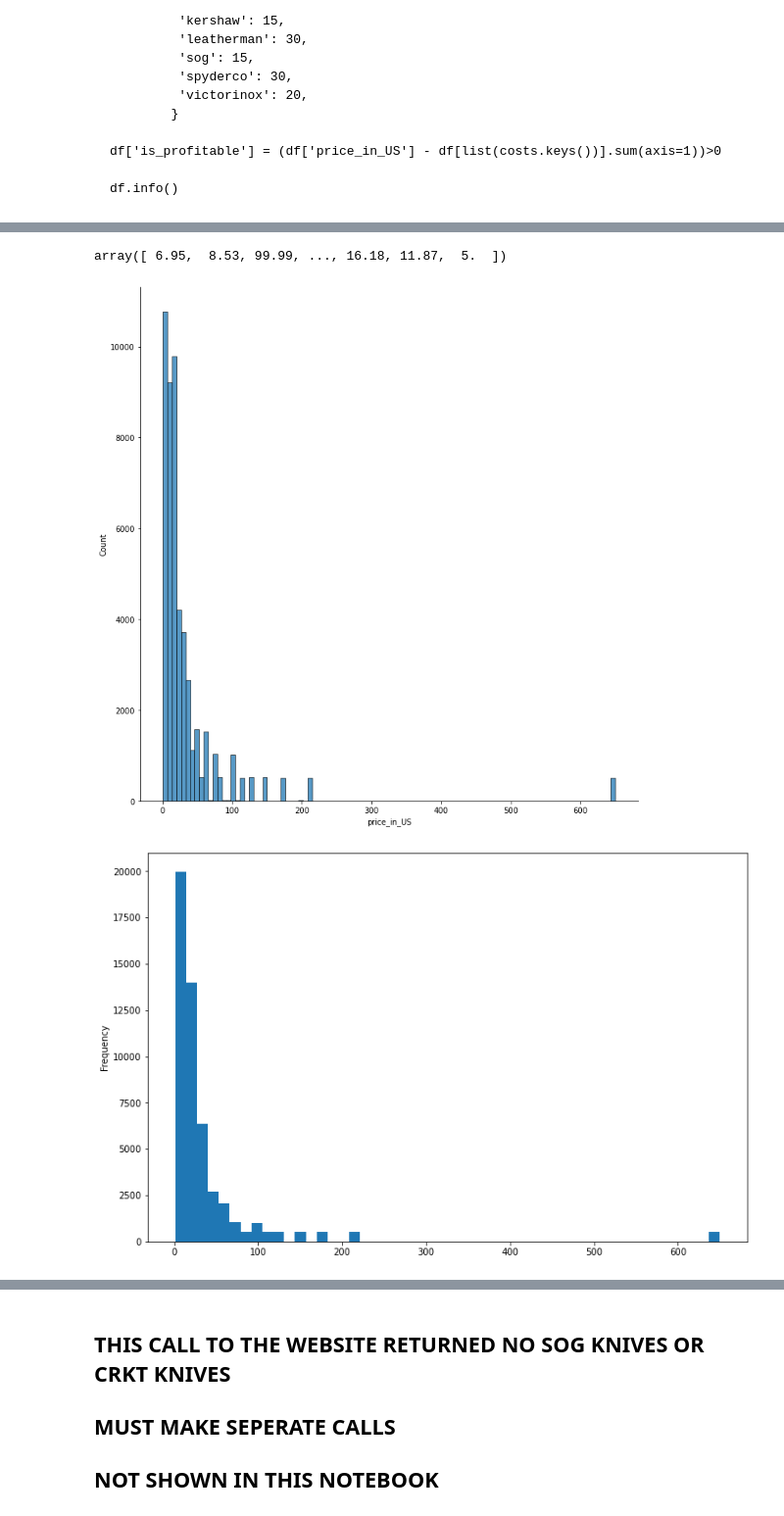
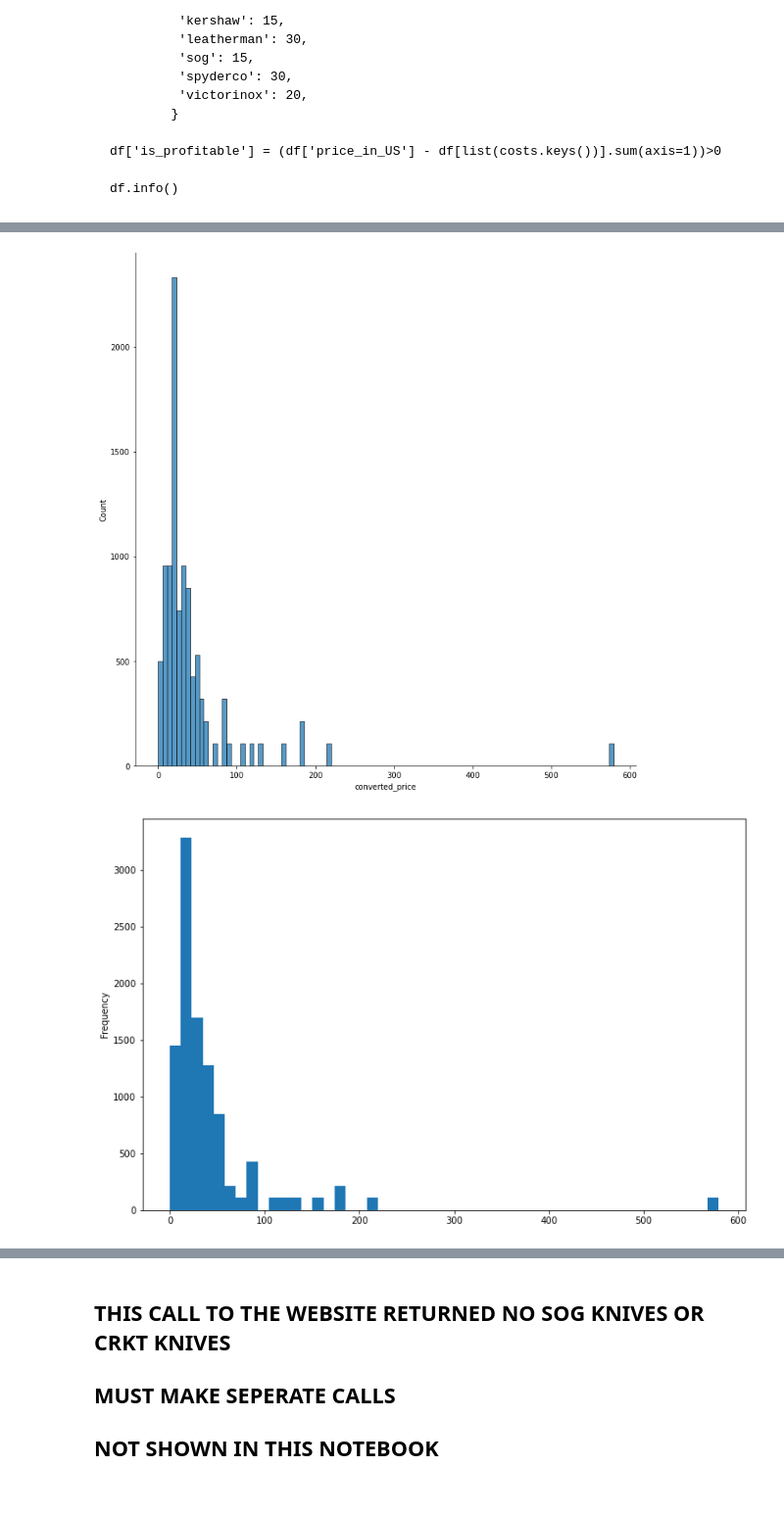
Before and after one commit to ddey117/Neural_Network_Predicting_Reseller_Success_Ebay, a Jupyter notebook: Predicting_Reseller_Success_Ebay.ipynb, the cells around one changed output, grey strips where cells are left out. Shown at 98% size. Saved outputs shown, nothing was run; the diff lists cells and outputs as text; code cells hidden in the pictures.

```diff
--- a/Predicting_Reseller_Success_Ebay.ipynb
+++ b/Predicting_Reseller_Success_Ebay.ipynb
@@ -603,7 +591,6 @@ def find_brand(df, pattern):
     df[pattern] = df[pattern].apply(lambda x: np.nan if len(x)==0 else 1)
     df[pattern].fillna(0, inplace=True)
     return df
-# %%
-df_crkt = find_brand(df_crkt, 'crkt')
-df_sog = find_brand(df_sog, 'sog')
+# %%
+df_sog = find_df_brand(df_sog, 'sog')
 # %%
@@ -618,5 +605,5 @@ df_crkt.head()
 # %%
-df = pd.concat([df, df_crkt, df_sog]).fillna(0)
+df = pd.concat([df, df_sog]).fillna(0)
 display(df.head())
 display(df.info())
 # %% [output]
@@ -646,6 +633,6 @@ memory usage: 5.8+ MB
 None
 # %%
-df['is_profitable'] = (df['price_in_US'] - df[list(bucket_dict.keys())].sum(axis=1))>0
+df['is_profitable'] = (df['converted_price'] - df[list(bucket_dict.keys())].sum(axis=1) - 25) >0
 
 df.info()
 # %% [output]
@@ -684,16 +706,12 @@ Name: price_in_US, Length: 50787, dtype: float64
 # %%
 import seaborn as sns
-# %%
-df.price_in_US.values
-# %% [output]
-array([ 6.95,  8.53, 99.99, ..., 16.18, 11.87,  5.  ])
 # %%
-sns.displot(df.price_in_US, height=10,aspect=1, bins=100)
+sns.displot(df.converted_price, height=10,aspect=1, bins=100)
 plt.show();
 # %% [output]
-[figure, old version]
+[figure, new version]
 # %%
-df.price_in_US.plot.hist(figsize=(12,8), bins=50)
+df.converted_price.plot.hist(figsize=(12,8), bins=50)
 plt.show();
 # %% [output]
-[figure, old version]
+[figure, new version]
```
Also changed, not shown: parts of 30 cells of this notebook, 1 other file.
